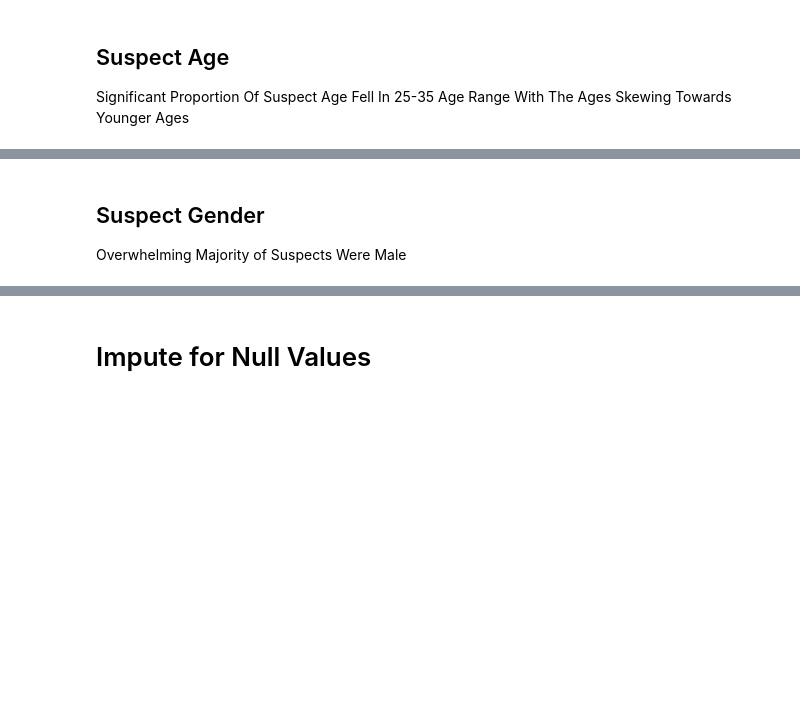
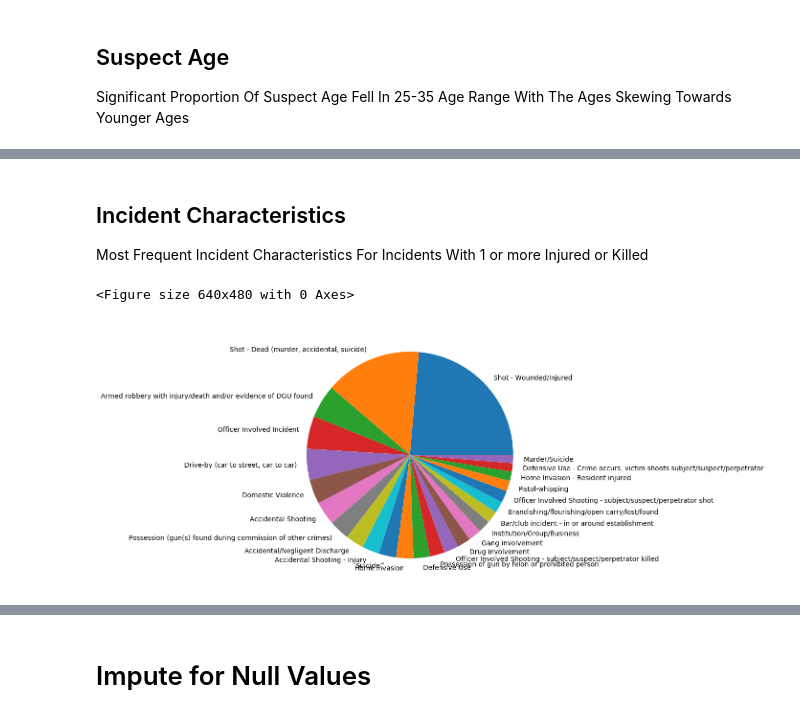
Before and after one commit to vivianndo/ads508_gunviolence, a Jupyter notebook: notebooks/Data_Preparation.ipynb, the cells around one changed output, grey strips where cells are left out. Cells and saved outputs as stored; diff of their text form; code cells hidden in the pictures; blank space fills up the shorter version.

```diff
--- a/notebooks/Data_Preparation.ipynb
+++ b/notebooks/Data_Preparation.ipynb
@@ -889,4 +945,0 @@ plt.show()
-# %% [markdown]
-## Suspect Gender
-
-Overwhelming Majority of Suspects Were Male
@@ -992,0 +946,44 @@ plt.show()
+# %% [markdown]
+## Incident Characteristics
+
+Most Frequent Incident Characteristics For Incidents With 1 or more Injured or Killed
+# %%
+from collections import Counter
+
+phrases_list = []
+count = 0
+
+for i, row in df.iterrows():
+
+    if (row['n_injured'] >= 1 or row['n_killed'] >= 1):
+        count = count + 1
+
+        if not isinstance(row['incident_characteristics'], float):
+
+            incident_text = row['incident_characteristics']
+
+            if '||' in str(incident_text):
+                item = str(incident_text).split('||')
+
+                for phrases in item:
+                    phrases_list.append(phrases)
+
+most_common_words_20 = Counter(phrases_list).most_common(25)
+words = []
+counts = []
+
+for word, count in most_common_words_20:
+    words.append(word)
+    counts.append(count)
+
+temp = []
+for c in counts:
+    temp.append(c / len(counts))
+
+plt.clf()
+fig = plt.figure(figsize=(10, 7))
+plt.pie(temp, labels=words)
+plt.show()
+# %% [output]
+<Figure size 640x480 with 0 Axes>
+[figure, added]
```
Also changed, not shown: parts of 55 cells of this notebook, 1 other file.
